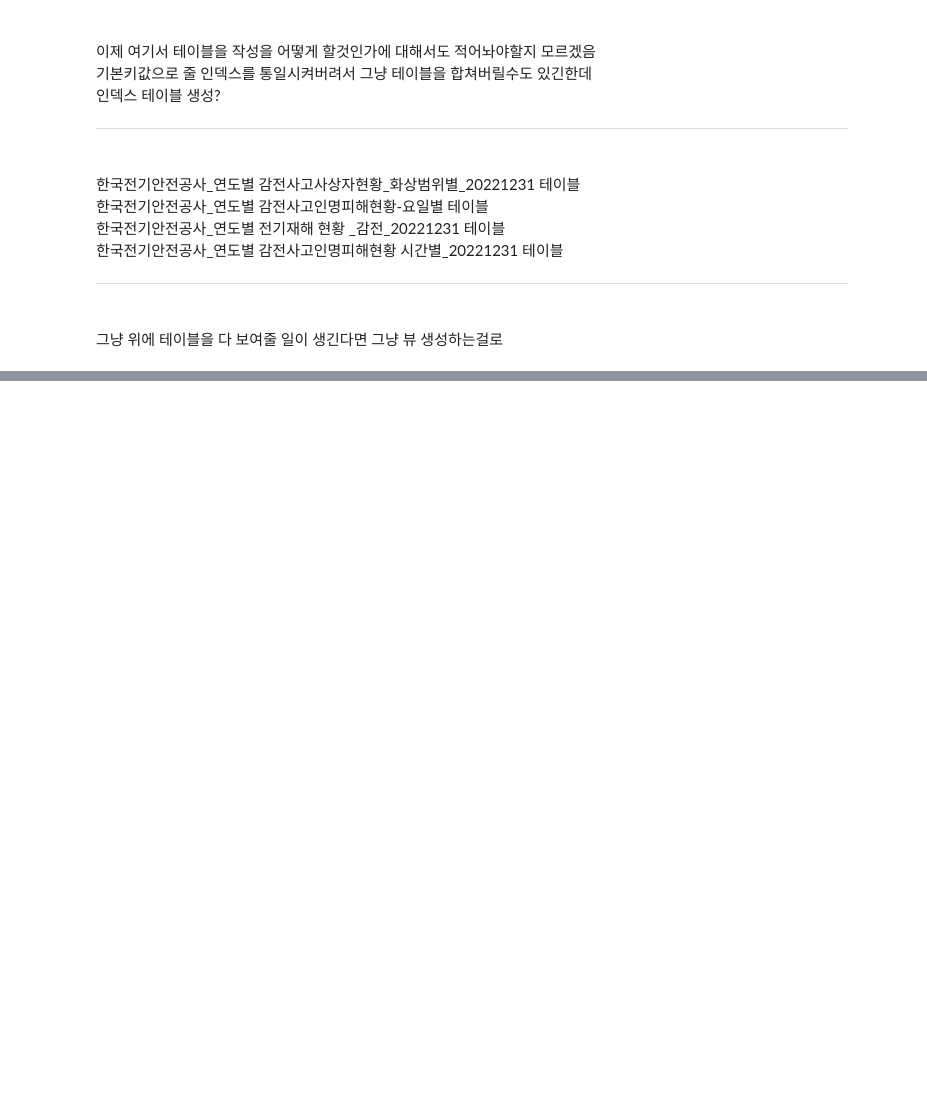
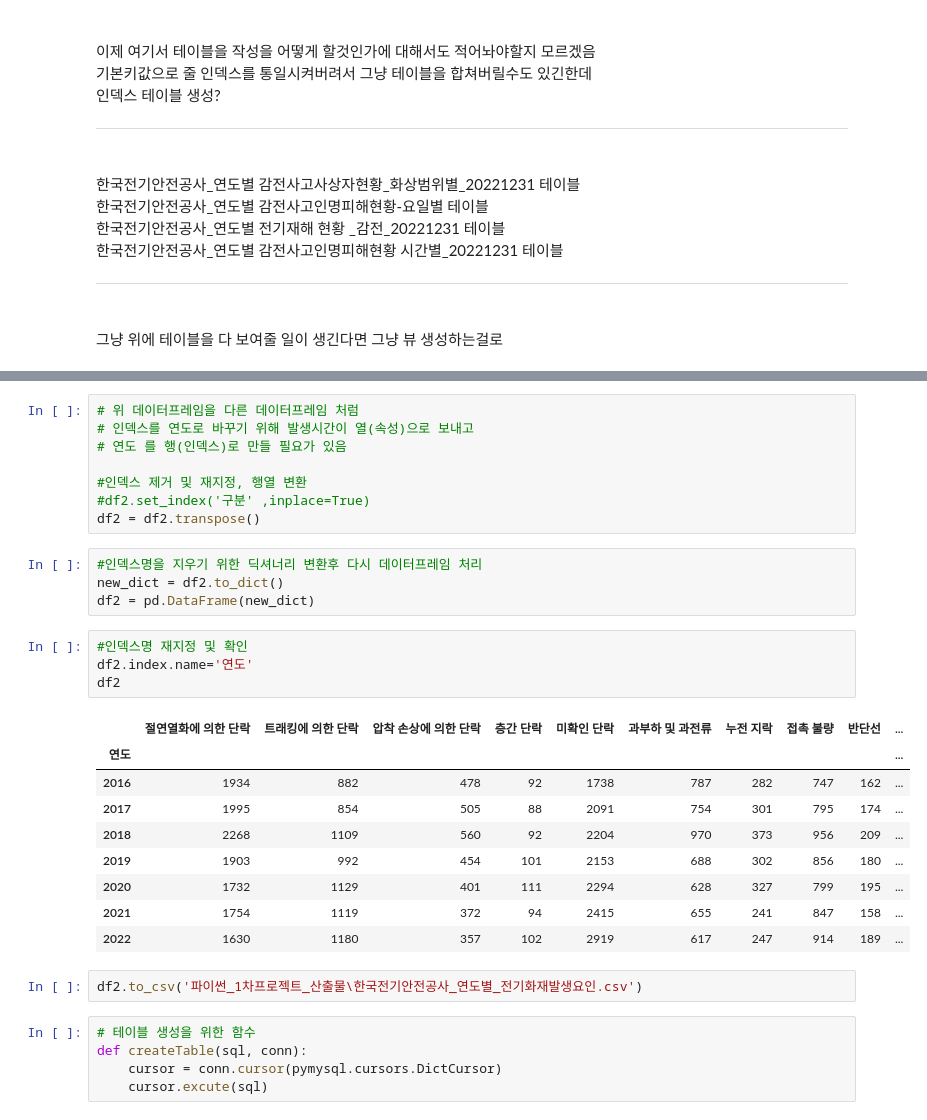
Before and after one commit to deardeer123/workspace_sts, a Jupyter notebook: python_study/project_python/team2.ipynb, the cells around one changed output, grey strips where cells are left out. Cells and saved outputs as stored; diff of their text form; blank space fills up the shorter version.

```diff
--- a/python_study/project_python/team2.ipynb
+++ b/python_study/project_python/team2.ipynb
@@ -219,0 +312,33 @@ new_df2
+# %%
+# 위 데이터프레임을 다른 데이터프레임 처럼
+# 인덱스를 연도로 바꾸기 위해 발생시간이 열(속성)으로 보내고
+# 연도 를 행(인덱스)로 만들 필요가 있음
+
+#인덱스 제거 및 재지정, 행열 변환
+#df2.set_index('구분' ,inplace=True)
+df2 = df2.transpose()
+# %%
+#인덱스명을 지우기 위한 딕셔너리 변환후 다시 데이터프레임 처리
+new_dict = df2.to_dict()
+df2 = pd.DataFrame(new_dict)
+# %%
+#인덱스명 재지정 및 확인
+df2.index.name='연도'
+df2
+# %% [output]
+|  | 절연열화에 의한 단락 | 트래킹에 의한 단락 | 압착 손상에 의한 단락 | 층간 단락 | 미확인 단락 | 과부하 및 과전류 | 누전 지락 | 접촉 불량 | 반단선 | ... |
+| 연도 |  |  |  |  |  |  |  |  |  | ... |
+| 2016 | 1934 | 882 | 478 | 92 | 1738 | 787 | 282 | 747 | 162 | ... |
+| 2017 | 1995 | 854 | 505 | 88 | 2091 | 754 | 301 | 795 | 174 | ... |
+| 2018 | 2268 | 1109 | 560 | 92 | 2204 | 970 | 373 | 956 | 209 | ... |
+| 2019 | 1903 | 992 | 454 | 101 | 2153 | 688 | 302 | 856 | 180 | ... |
+| 2020 | 1732 | 1129 | 401 | 111 | 2294 | 628 | 327 | 799 | 195 | ... |
+| 2021 | 1754 | 1119 | 372 | 94 | 2415 | 655 | 241 | 847 | 158 | ... |
+| 2022 | 1630 | 1180 | 357 | 102 | 2919 | 617 | 247 | 914 | 189 | ... |
+# %%
+df2.to_csv('파이썬_1차프로젝트_산출물\한국전기안전공사_연도별_전기화재발생요인.csv')
+# %%
+# 테이블 생성을 위한 함수
+def createTable(sql, conn):
+    cursor = conn.cursor(pymysql.cursors.DictCursor)
+    cursor.excute(sql)
```
Also changed, not shown: parts of 17 cells of this notebook, 14 other files.
